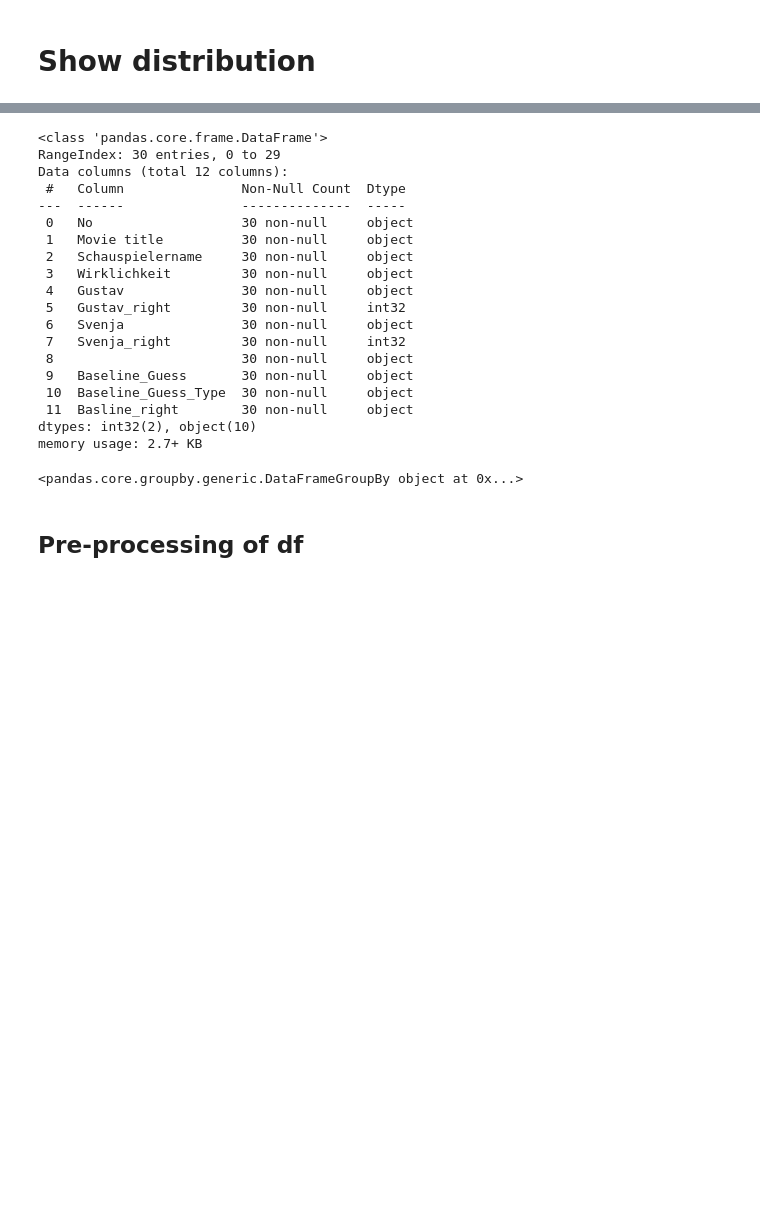
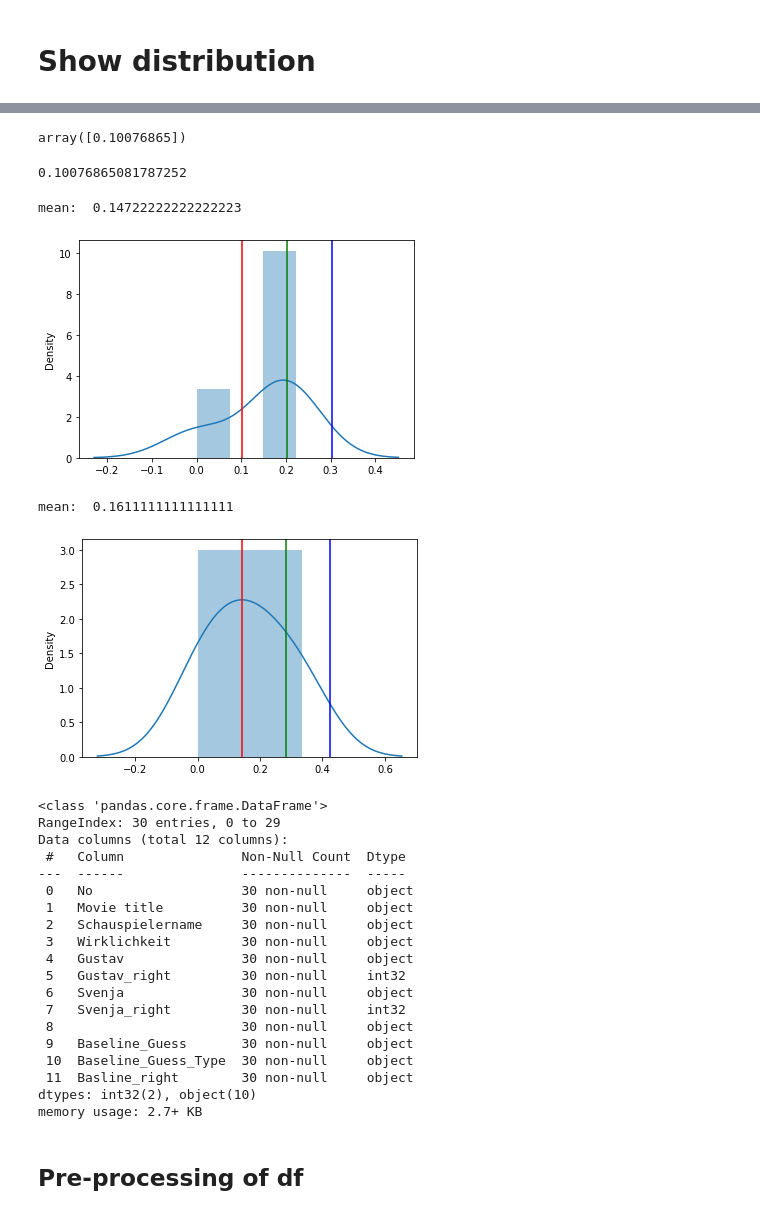
Before and after one commit to gwillig/data_analyse_friends_allergy, a Jupyter notebook: allergy.ipynb, the cells around one changed output, grey strips where cells are left out. Saved outputs shown, nothing was run; the diff lists cells and outputs as text; code cells hidden in the pictures; blank space fills up the shorter version.

```diff
--- a/allergy.ipynb
+++ b/allergy.ipynb
@@ -111,0 +153,28 @@ memory usage: 2.7+ KB
+# %%
+grouped.mean().std().values
+# %% [output]
+array([0.10076865])
+# %%
+grouped.mean()[el].std()
+# %% [output]
+0.10076865081787252
+# %%
+#sns.distplot()
+grouped = df_new[["Svenja_right","Gustav_right","Movie title"]].groupby(['Movie title'])
+print("mean: ",grouped.mean()[el].values.mean())
+for el in ["Svenja_right","Gustav_right"]:
+  sns.distplot(grouped.mean()[el].values)
+  print("mean: ",grouped.mean()[el].values.mean())
+  std1 = grouped.mean()[el].std()
+  std2 = std1*2
+  std3 = std1*3
+  plt.axvline(std1, 0,10,color='r')
+  # plt.text(std1, 0,10,'std1',rotation=90)
+  plt.axvline(std2, 0,10,color='g')
+  plt.axvline(std3, 0,10,color='b')
+  plt.show()
+# %% [output]
+mean:  0.14722222222222223
+[figure, added]
+mean:  0.1611111111111111
+[figure, added]
@@ -112,8 +183,9 @@ memory usage: 2.7+ KB
 # %%
 df_new = df_new.astype({'Gustav_right': 'int32',"Svenja_right":'int32'})
 df_new.info()
-mean = df_new[["Svenja_right","Movie title"]].groupby(['Movie title']).mean()
-std = df_new[["Svenja_right","Movie title"]].groupby(['Movie title']).std()
+grouped = df_new[["Svenja_right","Movie title"]].groupby(['Movie title'])
+mean = grouped.mean()
+std = grouped.std()
 # %% [output]
 <class 'pandas.core.frame.DataFrame'>
 RangeIndex: 30 entries, 0 to 29
@@ -134,7 +206,6 @@ Data columns (total 12 columns):
  11  Basline_right        30 non-null     object
 dtypes: int32(2), object(10)
 memory usage: 2.7+ KB
-<pandas.core.groupby.generic.DataFrameGroupBy object at 0x...>
 # %% [markdown]
 ## Pre-processing of df
 # %%
```
Also changed, not shown: parts of 7 cells of this notebook.
